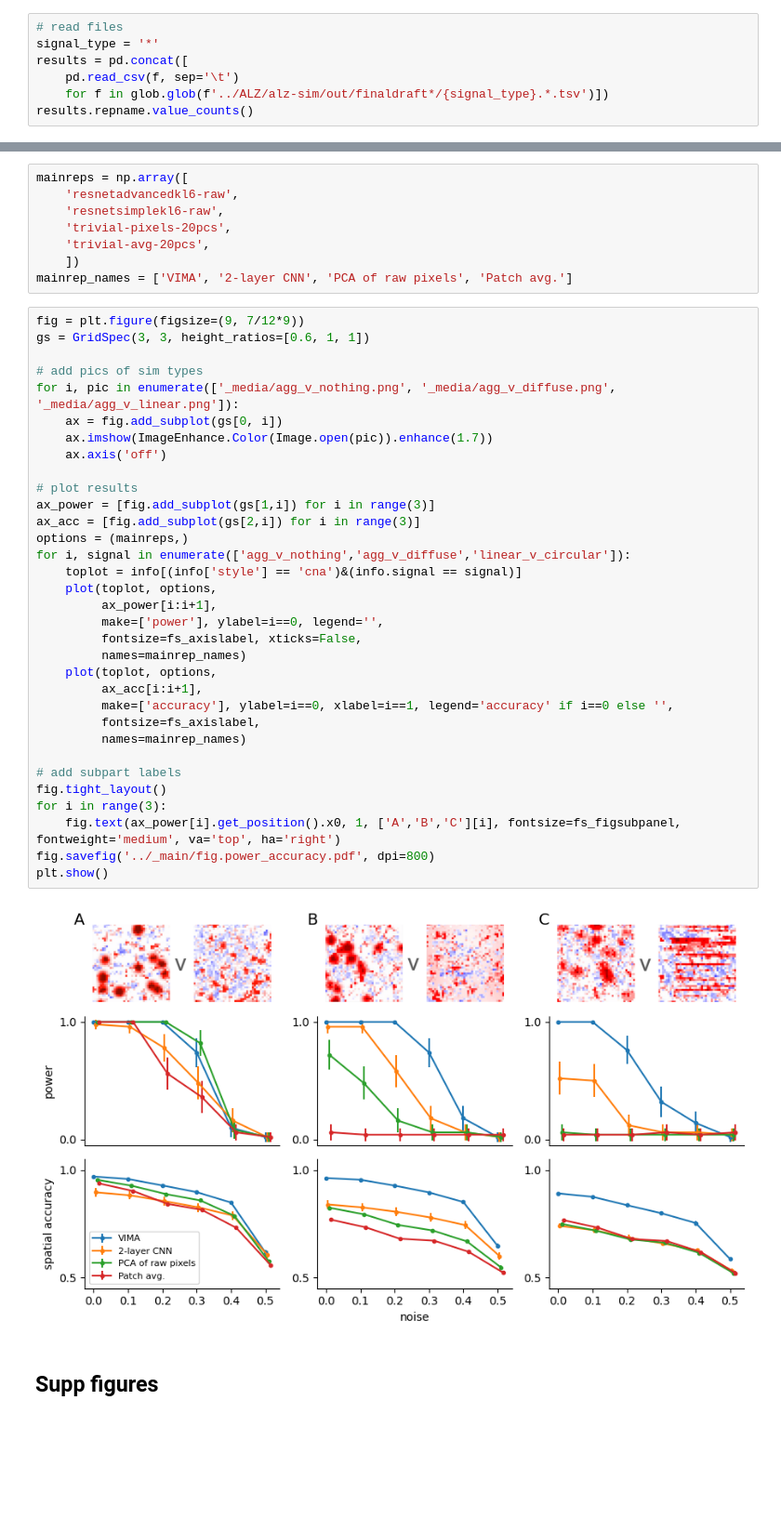
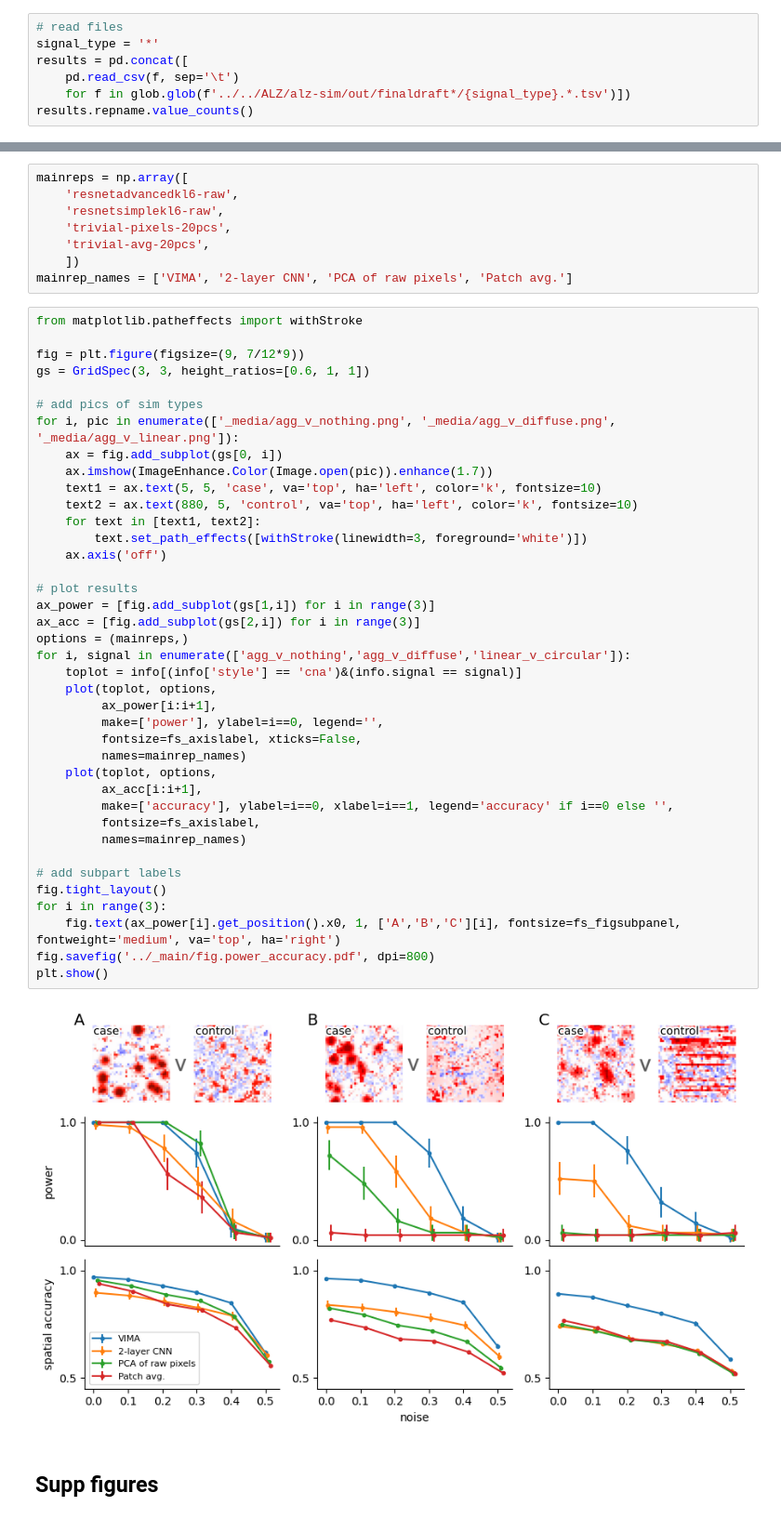
Before and after one commit to yakirr/vimapaper, a Jupyter notebook: sim/sim.1.makefigs.ipynb, the cells around one changed output, grey strips where cells are left out. Shown at 93% size. Drawn from its saved outputs; the diff is of its cells as text; blank space fills up the shorter version.

```diff
--- a/sim/sim.1.makefigs.ipynb
+++ b/sim/sim.1.makefigs.ipynb
@@ -82,7 +82,7 @@ def plot(toplot, options, axs, names=None, colors=None, make=['power','fdr','acc
 signal_type = '*'
 results = pd.concat([
     pd.read_csv(f, sep='\t')
-    for f in glob.glob(f'../ALZ/alz-sim/out/finaldraft*/{signal_type}.*.tsv')])
+    for f in glob.glob(f'../../ALZ/alz-sim/out/finaldraft*/{signal_type}.*.tsv')])
 results.repname.value_counts()
 # %% [output]
 repname
@@ -177,40 +177,46 @@ mainreps = np.array([
     ])
 mainrep_names = ['VIMA', '2-layer CNN', 'PCA of raw pixels', 'Patch avg.']
 # %%
+from matplotlib.patheffects import withStroke
+
 fig = plt.figure(figsize=(9, 7/12*9))
 gs = GridSpec(3, 3, height_ratios=[0.6, 1, 1])
 
 # add pics of sim types
 for i, pic in enumerate(['_media/agg_v_nothing.png', '_media/agg_v_diffuse.png', '_media/agg_v_linear.png']):
     ax = fig.add_subplot(gs[0, i])
     ax.imshow(ImageEnhance.Color(Image.open(pic)).enhance(1.7))
+    text1 = ax.text(5, 5, 'case', va='top', ha='left', color='k', fontsize=10)
+    text2 = ax.text(880, 5, 'control', va='top', ha='left', color='k', fontsize=10)
+    for text in [text1, text2]:
+        text.set_path_effects([withStroke(linewidth=3, foreground='white')])
     ax.axis('off')
 
 # plot results
 ax_power = [fig.add_subplot(gs[1,i]) for i in range(3)]
 ax_acc = [fig.add_subplot(gs[2,i]) for i in range(3)]
 options = (mainreps,)
 for i, signal in enumerate(['agg_v_nothing','agg_v_diffuse','linear_v_circular']):
     toplot = info[(info['style'] == 'cna')&(info.signal == signal)]
     plot(toplot, options,
          ax_power[i:i+1],
          make=['power'], ylabel=i==0, legend='',
          fontsize=fs_axislabel, xticks=False,
          names=mainrep_names)
     plot(toplot, options,
          ax_acc[i:i+1],
          make=['accuracy'], ylabel=i==0, xlabel=i==1, legend='accuracy' if i==0 else '',
          fontsize=fs_axislabel,
          names=mainrep_names)
 
 # add subpart labels
 fig.tight_layout()
 for i in range(3):
     fig.text(ax_power[i].get_position().x0, 1, ['A','B','C'][i], fontsize=fs_figsubpanel, fontweight='medium', va='top', ha='right')
 fig.savefig('../_main/fig.power_accuracy.pdf', dpi=800)
 plt.show()
 # %% [output]
-[figure, old version]
+[figure, new version]
 # %% [markdown]
 ## Supp figures
 # %% [markdown]
```
Also changed, not shown: 6 other files.
